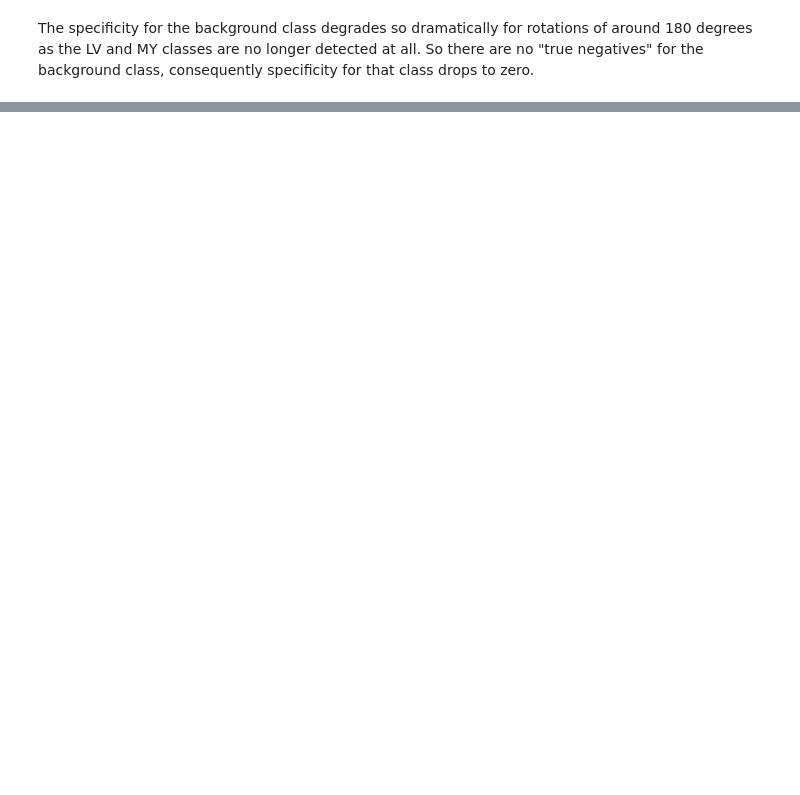
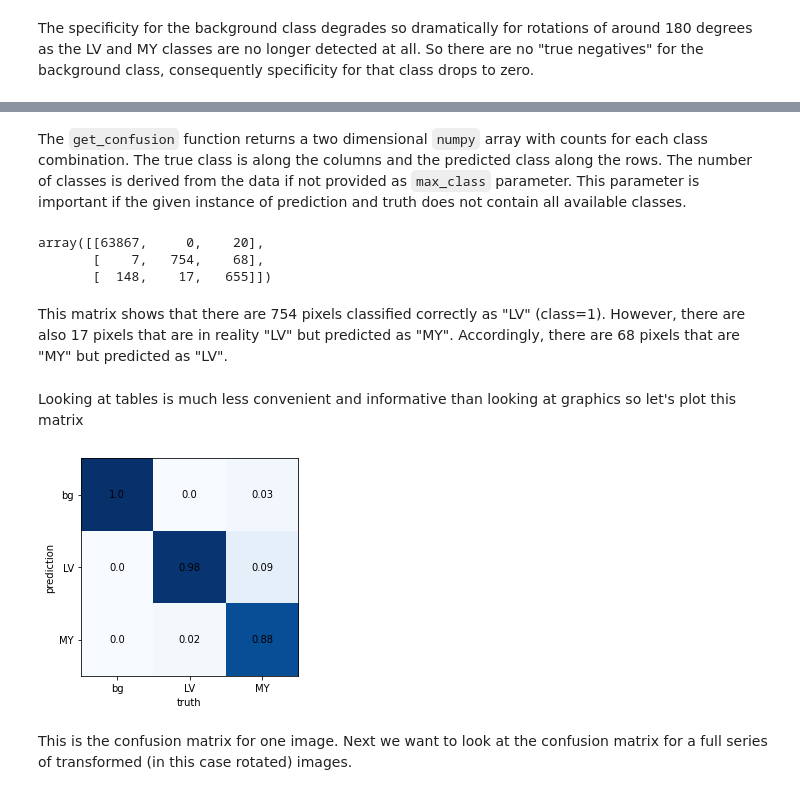
Before and after one commit to chfc-cmi/misas, a Jupyter notebook: 01_local_interpret.ipynb, the cells around one changed output, grey strips where cells are left out. Cells and saved outputs as stored; diff of their text form; code cells hidden in the pictures; blank space fills up the shorter version.

Commit message:
Add confusion matrices
Fix #2

```diff
--- a/01_local_interpret.ipynb
+++ b/01_local_interpret.ipynb
@@ -581,0 +589,59 @@ The specificity for the background class degrades so dramatically for rotations
+# %%
+#export
+def get_confusion(prediction, truth, max_class=None):
+    if not max_class:
+        max_class = max(prediction.data.max(), truth.data.max())
+    # https://stackoverflow.com/a/50023660
+    cm = np.zeros((max_class+1, max_class+1), dtype=int)
+    np.add.at(cm, (prediction.data, truth.data), 1)
+    return cm
+# %% [markdown]
+The `get_confusion` function returns a two dimensional `numpy` array with counts for each class combination.
+The true class is along the columns and the predicted class along the rows. The number of classes is derived from the data if not provided as `max_class` parameter. This parameter is important if the given instance of prediction and truth does not contain all available classes.
+# %%
+cm = get_confusion(series[0][2], series[0][3])
+cm
+# %% [output]
+array([[63867,     0,    20],
+       [    7,   754,    68],
+       [  148,    17,   655]])
+# %% [markdown]
+This matrix shows that there are 754 pixels classified correctly as "LV" (class=1). However, there are also 17 pixels that are in reality "LV" but predicted as "MY". Accordingly, there are 68 pixels that are "MY" but predicted as "LV".
+# %% [markdown]
+Looking at tables is much less convenient and informative than looking at graphics so let's plot this matrix
+# %%
+#export
+def plot_confusion(confusion_matrix, norm_axis=0, components=None, ax=None, ax_label=True, cmap="Blues"):
+    cm = confusion_matrix / confusion_matrix.sum(axis=norm_axis, keepdims=True)
+    if not components:
+        components = ["c" + str(i) for i in range(cm.shape[0])]
+    if not ax:
+        _, ax = plt.subplots()
+    ax.imshow(cm, cmap=cmap)
+
+    # We want to show all ticks...
+    ax.set_xticks(np.arange(len(components)))
+    ax.set_yticks(np.arange(len(components)))
+
+    # ... and label them with the respective list entries
+    ax.set_xticklabels(components)
+    ax.set_yticklabels(components)
+
+    # label axes
+    if ax_label:
+        ax.set_xlabel("truth")
+        ax.set_ylabel("prediction")
+
+    # label cells
+    for i in range(cm.shape[0]):
+        for j in range(cm.shape[1]):
+            text = ax.text(j, i, round(cm[i, j],2),
+                           ha="center", va="center")
+
+    return ax
+# %%
+_ = plot_confusion(cm, components=["bg","LV","MY"])
+# %% [output]
+[figure, added]
+# %% [markdown]
+This is the confusion matrix for one image. Next we want to look at the confusion matrix for a full series of transformed (in this case rotated) images.
```
Also changed, not shown: parts of 7 cells of this notebook, 3 other files.
